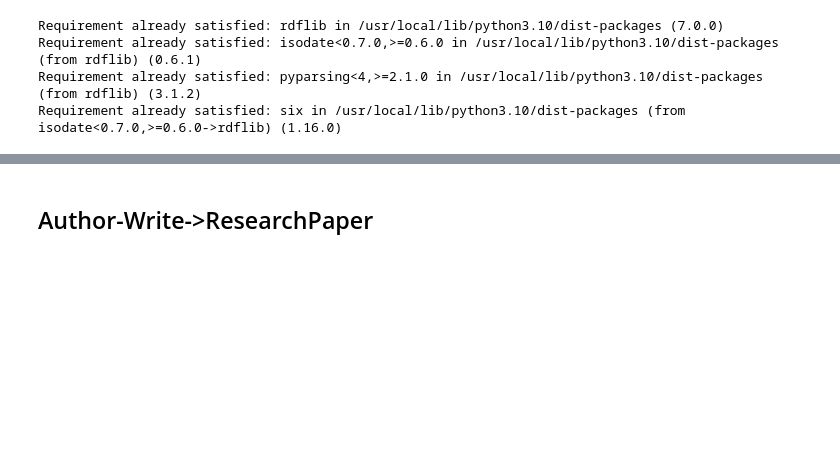
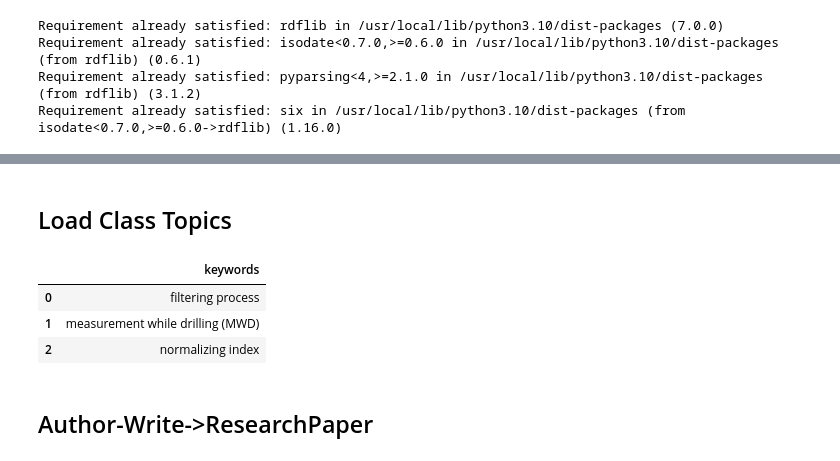
Before and after one commit to Ziyong-Zhang/SDM_lab2, a Jupyter notebook: scripts/SDM_Lab2_Abox.ipynb, the cells around one changed output, grey strips where cells are left out. Cells and saved outputs as stored; diff of their text form; code cells hidden in the pictures; blank space fills up the shorter version.

```diff
--- a/scripts/SDM_Lab2_Abox.ipynb
+++ b/scripts/SDM_Lab2_Abox.ipynb
@@ -133,0 +159,9 @@ Write = Abox.Write
+# %% [markdown]
+## Load Class Topics
+# %%
+dataframes['keywords'].head(3)
+# %% [output]
+|  | keywords |
+| 0 | filtering process |
+| 1 | measurement while drilling (MWD) |
+| 2 | normalizing index |
```
Also changed, not shown: parts of 15 cells of this notebook.
